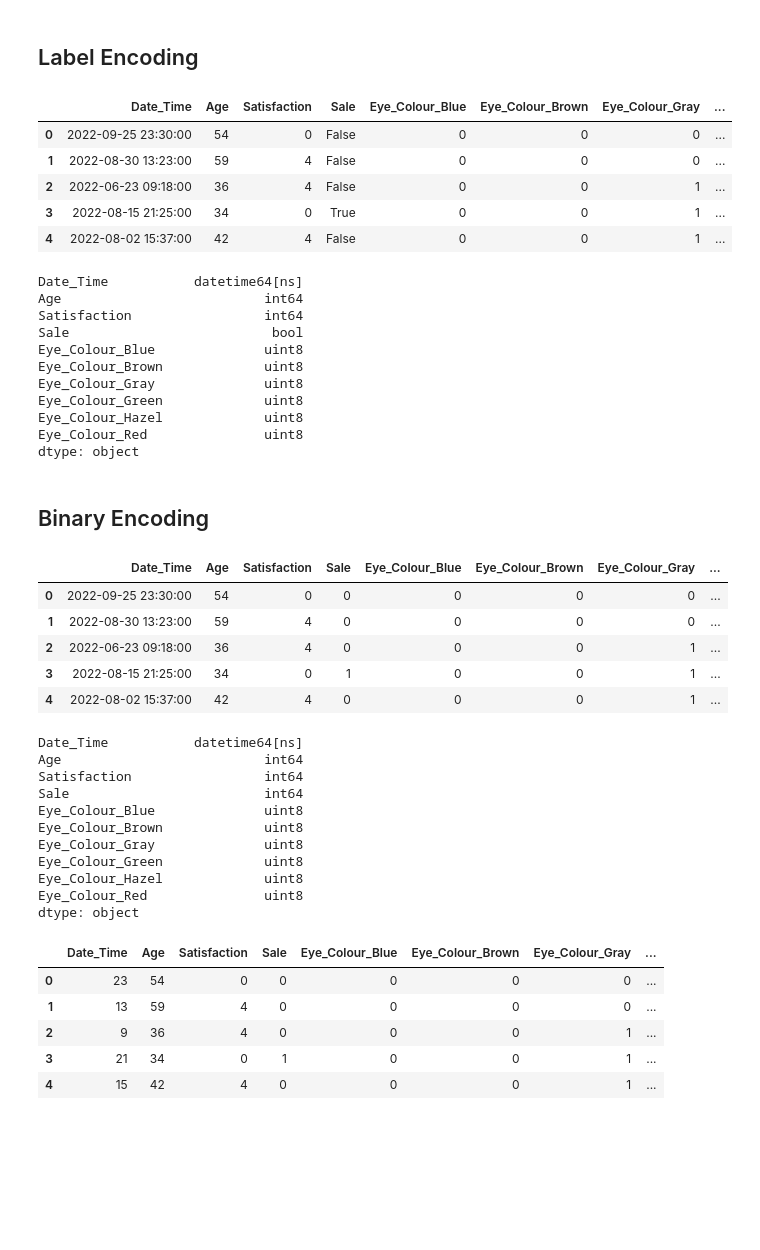
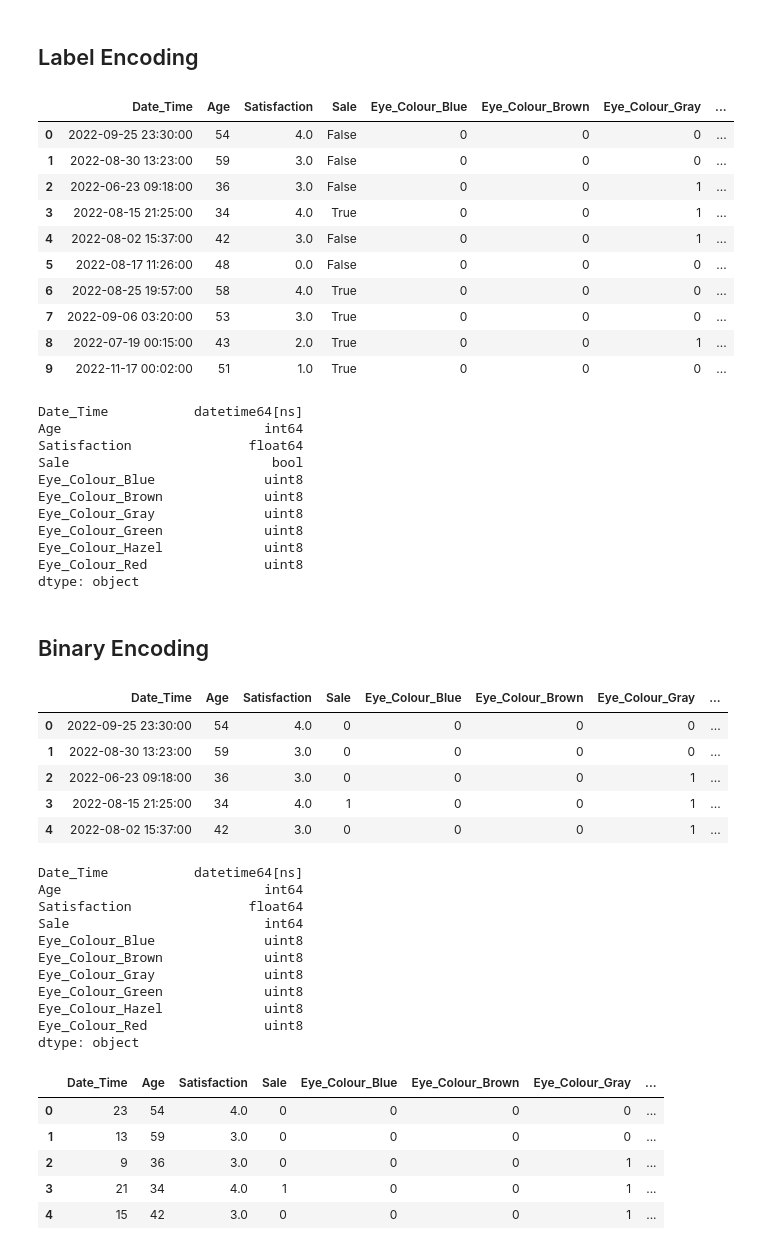
Before and after one commit to ShaunCahill/COMM493, a Jupyter notebook: Regression and Classification/Technical Expectations/Technical Expectations.ipynb, the cells around one changed output. Cells and saved outputs as stored; diff of their text form; code cells hidden in the pictures; blank space fills up the shorter version.

```diff
--- a/Regression and Classification/Technical Expectations/Technical Expectations.ipynb
+++ b/Regression and Classification/Technical Expectations/Technical Expectations.ipynb
@@ -118,23 +124,29 @@ dtype: object
 # %%
 # Here we will use SKLearn to encode each satisfaction label
 
-labelencoder = LabelEncoder()
-demo_data['Satisfaction'] = labelencoder.fit_transform(demo_data['Satisfaction'])
+ordinalencoder = OrdinalEncoder(categories=[["Not Satisfied", "Slightly Satisfied", "Satisfied", "Very Satisfied", "Extremely Satisfied" ]])
+
+demo_data['Satisfaction'] = ordinalencoder.fit_transform(demo_data[['Satisfaction']])
 # %%
-demo_data.head()
+demo_data.head(10)
 # %% [output]
 |  | Date_Time | Age | Satisfaction | Sale | Eye_Colour_Blue | Eye_Colour_Brown | Eye_Colour_Gray | ... |
-| 0 | 2022-09-25 23:30:00 | 54 | 0 | False | 0 | 0 | 0 | ... |
-| 1 | 2022-08-30 13:23:00 | 59 | 4 | False | 0 | 0 | 0 | ... |
-| 2 | 2022-06-23 09:18:00 | 36 | 4 | False | 0 | 0 | 1 | ... |
-| 3 | 2022-08-15 21:25:00 | 34 | 0 | True | 0 | 0 | 1 | ... |
-| 4 | 2022-08-02 15:37:00 | 42 | 4 | False | 0 | 0 | 1 | ... |
+| 0 | 2022-09-25 23:30:00 | 54 | 4.0 | False | 0 | 0 | 0 | ... |
+| 1 | 2022-08-30 13:23:00 | 59 | 3.0 | False | 0 | 0 | 0 | ... |
+| 2 | 2022-06-23 09:18:00 | 36 | 3.0 | False | 0 | 0 | 1 | ... |
+| 3 | 2022-08-15 21:25:00 | 34 | 4.0 | True | 0 | 0 | 1 | ... |
+| 4 | 2022-08-02 15:37:00 | 42 | 3.0 | False | 0 | 0 | 1 | ... |
+| 5 | 2022-08-17 11:26:00 | 48 | 0.0 | False | 0 | 0 | 0 | ... |
+| 6 | 2022-08-25 19:57:00 | 58 | 4.0 | True | 0 | 0 | 0 | ... |
+| 7 | 2022-09-06 03:20:00 | 53 | 3.0 | True | 0 | 0 | 0 | ... |
+| 8 | 2022-07-19 00:15:00 | 43 | 2.0 | True | 0 | 0 | 1 | ... |
+| 9 | 2022-11-17 00:02:00 | 51 | 1.0 | True | 0 | 0 | 0 | ... |
 # %%
 demo_data.dtypes
 # %% [output]
 Date_Time           datetime64[ns]
 Age                          int64
-Satisfaction                 int64
+Satisfaction               float64
 Sale                          bool
 Eye_Colour_Blue              uint8
 Eye_Colour_Brown             uint8
@@ -154,17 +166,17 @@ demo_data['Sale'] = labelencoder.fit_transform(demo_data['Sale'])
 demo_data.head()
 # %% [output]
 |  | Date_Time | Age | Satisfaction | Sale | Eye_Colour_Blue | Eye_Colour_Brown | Eye_Colour_Gray | ... |
-| 0 | 2022-09-25 23:30:00 | 54 | 0 | 0 | 0 | 0 | 0 | ... |
-| 1 | 2022-08-30 13:23:00 | 59 | 4 | 0 | 0 | 0 | 0 | ... |
-| 2 | 2022-06-23 09:18:00 | 36 | 4 | 0 | 0 | 0 | 1 | ... |
-| 3 | 2022-08-15 21:25:00 | 34 | 0 | 1 | 0 | 0 | 1 | ... |
-| 4 | 2022-08-02 15:37:00 | 42 | 4 | 0 | 0 | 0 | 1 | ... |
+| 0 | 2022-09-25 23:30:00 | 54 | 4.0 | 0 | 0 | 0 | 0 | ... |
+| 1 | 2022-08-30 13:23:00 | 59 | 3.0 | 0 | 0 | 0 | 0 | ... |
+| 2 | 2022-06-23 09:18:00 | 36 | 3.0 | 0 | 0 | 0 | 1 | ... |
+| 3 | 2022-08-15 21:25:00 | 34 | 4.0 | 1 | 0 | 0 | 1 | ... |
+| 4 | 2022-08-02 15:37:00 | 42 | 3.0 | 0 | 0 | 0 | 1 | ... |
 # %%
 demo_data.dtypes
 # %% [output]
 Date_Time           datetime64[ns]
 Age                          int64
-Satisfaction                 int64
+Satisfaction               float64
 Sale                         int64
 Eye_Colour_Blue              uint8
 Eye_Colour_Brown             uint8
@@ -186,8 +198,8 @@ demo_data['Date_Time'] = demo_data['Date_Time'].dt.hour
 demo_data.head()
 # %% [output]
 |  | Date_Time | Age | Satisfaction | Sale | Eye_Colour_Blue | Eye_Colour_Brown | Eye_Colour_Gray | ... |
-| 0 | 23 | 54 | 0 | 0 | 0 | 0 | 0 | ... |
-| 1 | 13 | 59 | 4 | 0 | 0 | 0 | 0 | ... |
-| 2 | 9 | 36 | 4 | 0 | 0 | 0 | 1 | ... |
-| 3 | 21 | 34 | 0 | 1 | 0 | 0 | 1 | ... |
-| 4 | 15 | 42 | 4 | 0 | 0 | 0 | 1 | ... |
+| 0 | 23 | 54 | 4.0 | 0 | 0 | 0 | 0 | ... |
+| 1 | 13 | 59 | 3.0 | 0 | 0 | 0 | 0 | ... |
+| 2 | 9 | 36 | 3.0 | 0 | 0 | 0 | 1 | ... |
+| 3 | 21 | 34 | 4.0 | 1 | 0 | 0 | 1 | ... |
+| 4 | 15 | 42 | 3.0 | 0 | 0 | 0 | 1 | ... |
```
Also changed, not shown: parts of 2 cells of this notebook.
